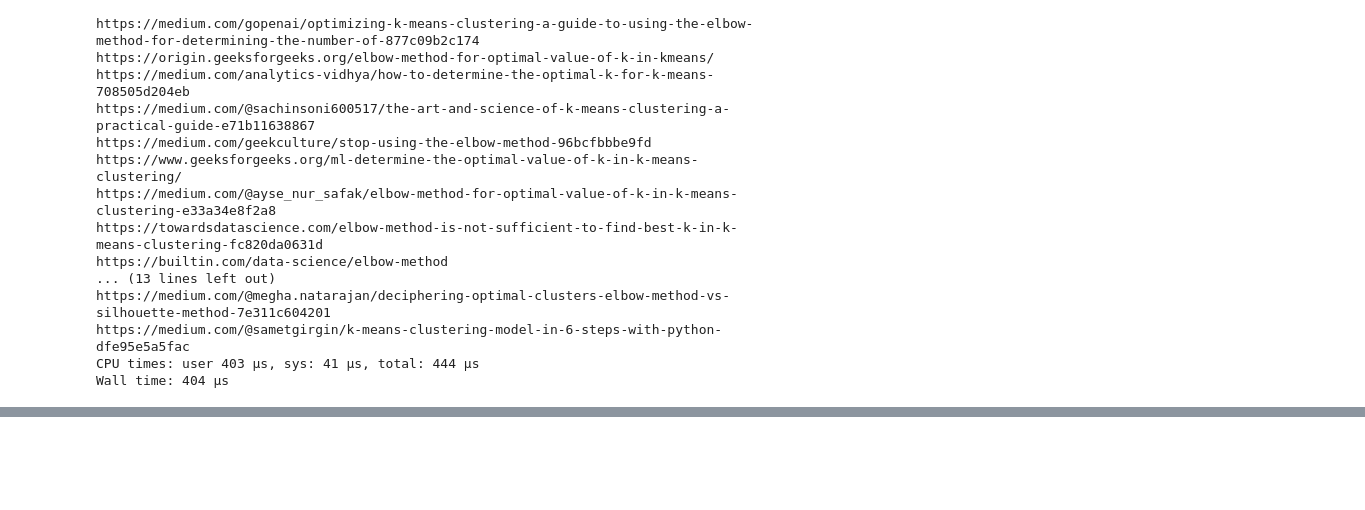
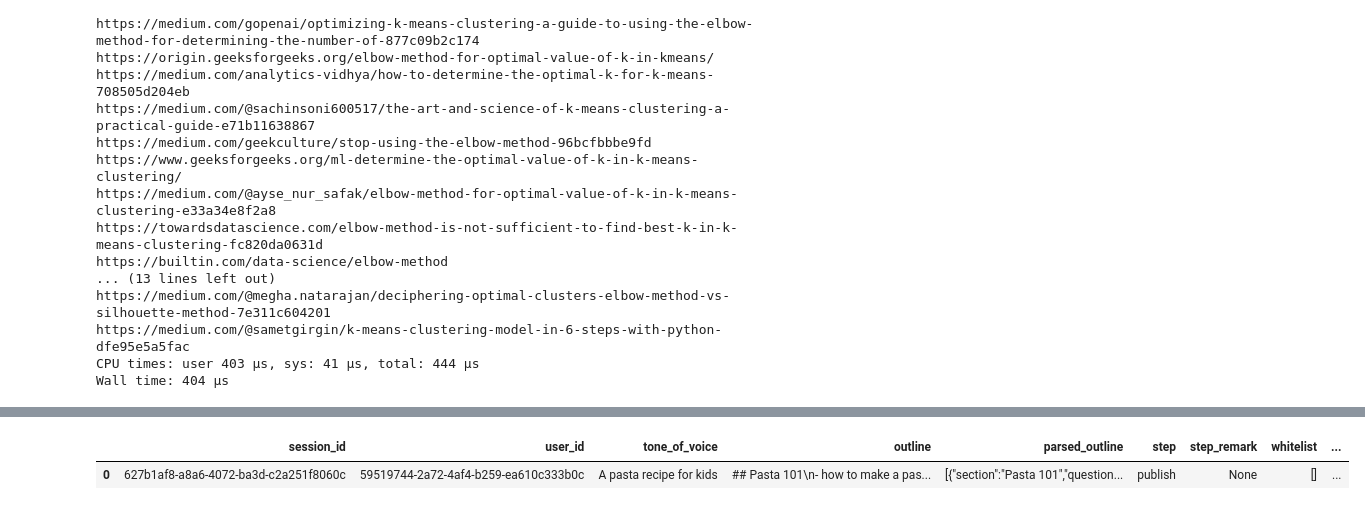
Before and after one commit to datanooblol/broai-research-rocket, a Jupyter notebook: test_searxng.ipynb, the cells around one changed output, grey strips where cells are left out. Cells and saved outputs as stored; diff of their text form; code cells hidden in the pictures; blank space fills up the shorter version.

```diff
--- a/test_searxng.ipynb
+++ b/test_searxng.ipynb
@@ -87,0 +164,7 @@ https://medium.com/@ayse_nur_safak/elbow-method-for-optimal-value-of-k-in-k-mean
+# %%
+sessionDB = SessionDB(db_name="research-rocket.db",)
+# %%
+sessionDB.read_all()
+# %% [output]
+|  | session_id | user_id | tone_of_voice | outline | parsed_outline | step | step_remark | whitelist | ... |
+| 0 | 627b1af8-a8a6-4072-ba3d-c2a251f8060c | 59519744-2a72-4af4-b259-ea610c333b0c | A pasta recipe for kids | ## Pasta 101\n- how to make a pas... | [{"section":"Pasta 101","question... | publish | None | [] | ... |
```
Also changed, not shown: parts of 17 cells of this notebook, 19 other files.
